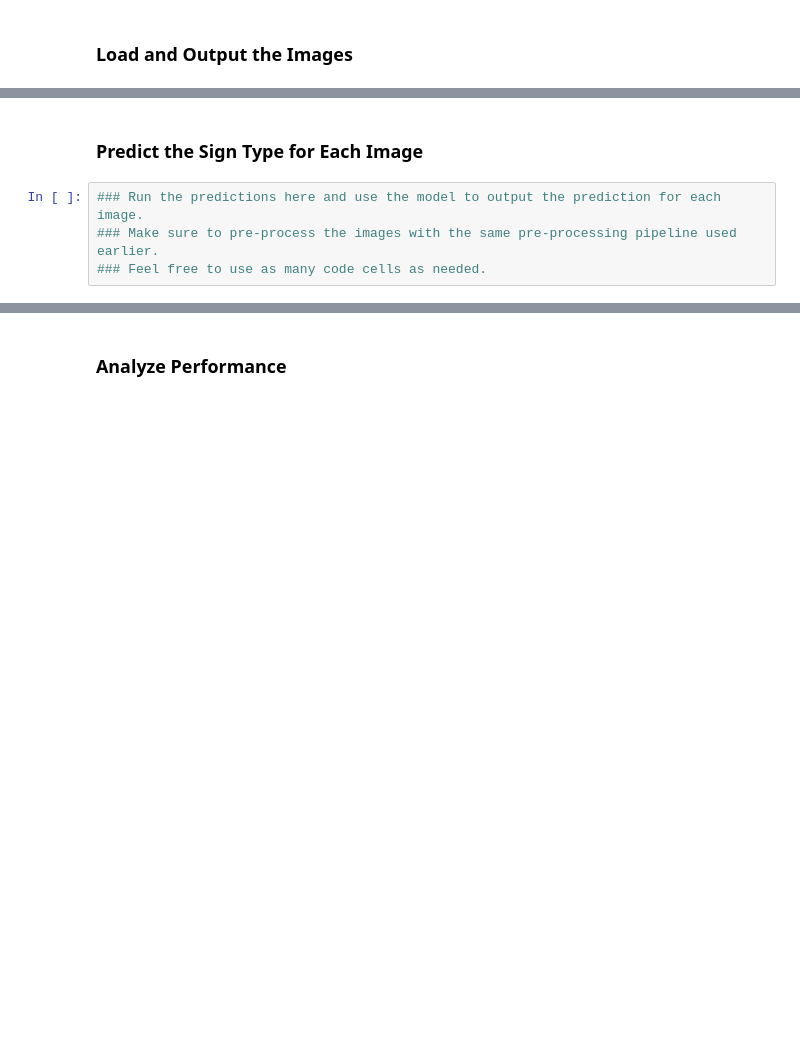
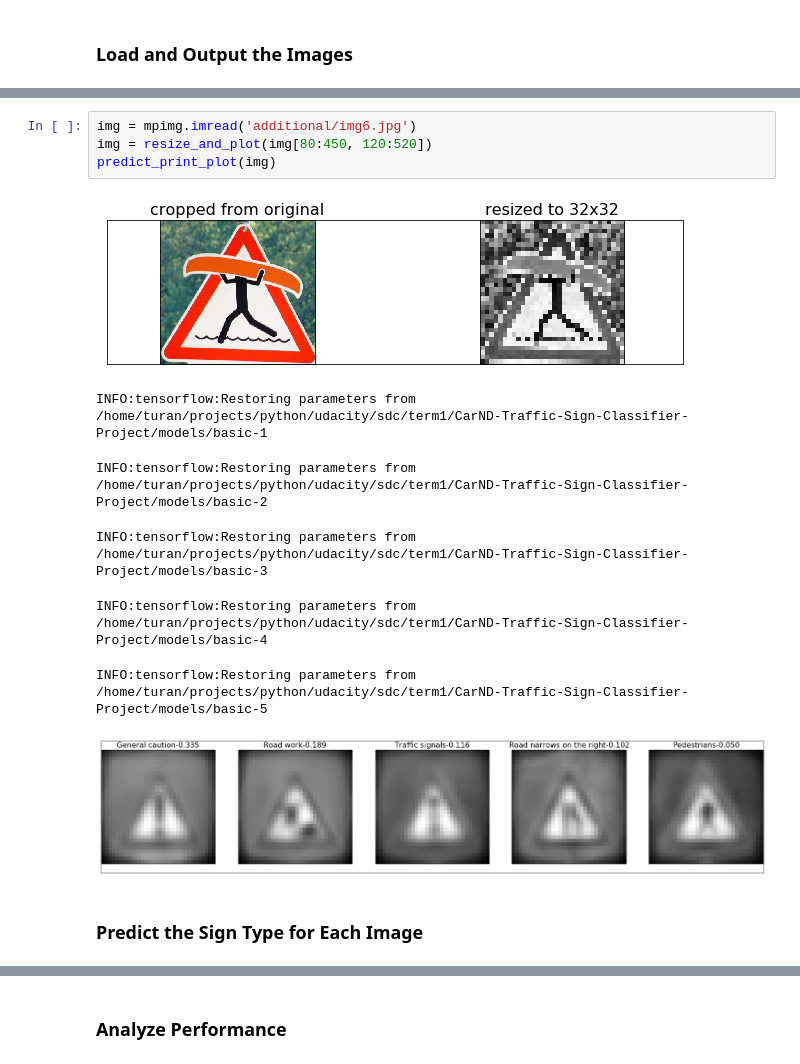
Before and after one commit to turangojayev/CarND-Traffic-Sign-Classifier-Project, a Jupyter notebook: Traffic_Sign_Classifier.ipynb, the cells around one changed output, grey strips where cells are left out. Saved outputs shown, nothing was run; the diff lists cells and outputs as text; blank space fills up the shorter version.

```diff
--- a/Traffic_Sign_Classifier.ipynb
+++ b/Traffic_Sign_Classifier.ipynb
@@ -539,6 +593,14 @@ predict_print_plot(img)
+# %%
+img = mpimg.imread('additional/img6.jpg')
+img = resize_and_plot(img[80:450, 120:520])
+predict_print_plot(img)
+# %% [output]
+[figure, added]
+INFO:tensorflow:Restoring parameters from /home/turan/projects/python/udacity/sdc/term1/CarND-Traffic-Sign-Classifier-Project/models/basic-1
+INFO:tensorflow:Restoring parameters from /home/turan/projects/python/udacity/sdc/term1/CarND-Traffic-Sign-Classifier-Project/models/basic-2
+INFO:tensorflow:Restoring parameters from /home/turan/projects/python/udacity/sdc/term1/CarND-Traffic-Sign-Classifier-Project/models/basic-3
+INFO:tensorflow:Restoring parameters from /home/turan/projects/python/udacity/sdc/term1/CarND-Traffic-Sign-Classifier-Project/models/basic-4
+INFO:tensorflow:Restoring parameters from /home/turan/projects/python/udacity/sdc/term1/CarND-Traffic-Sign-Classifier-Project/models/basic-5
+[figure, added]
 # %% [markdown]
 ### Predict the Sign Type for Each Image
-# %%
-### Run the predictions here and use the model to output the prediction for each image.
-### Make sure to pre-process the images with the same pre-processing pipeline used earlier.
-### Feel free to use as many code cells as needed.
```
Also changed, not shown: parts of 12 cells of this notebook, 5 other files.
